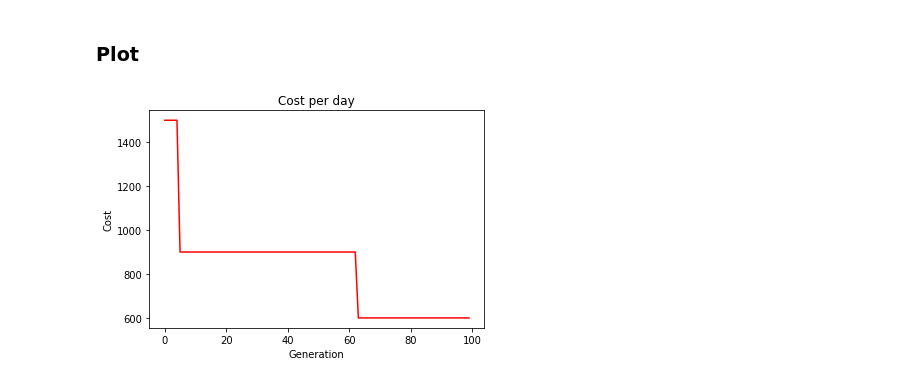
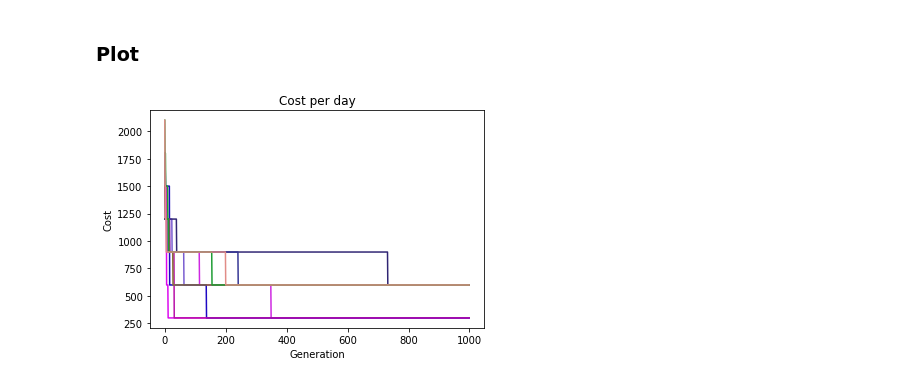
Before and after one commit to LucasThierry/Genetic-Algorithm, a Jupyter notebook: Smart Grid ACO/Smart Grid.ipynb, the cells around one changed output. Drawn from its saved outputs; the diff is of its cells as text; code cells hidden in the pictures.

Commit message:
Multi Plot

```diff
--- a/Smart Grid ACO/Smart Grid.ipynb
+++ b/Smart Grid ACO/Smart Grid.ipynb
@@ -43,7 +43,7 @@ schedule_map = list(zip(xs, ys, pheromone))
 # %% [markdown]
 ### ACO parameters
 # %%
-max_iterations = 100
+max_iterations = 1000
 num_ants = 20
 
 rho = 0.05 # evaporation rate .. this determines how much pheromones are lost at each iteration
@@ -185,10 +190,11 @@ length 600
 # %% [markdown]
 ### Plot
 # %%
-plt.plot(lowestCostValues, color='red')
+for lowestCosts in plot_graphs:
+    plt.plot(lowestCosts, c=np.random.rand(3,))
 plt.xlabel('Generation')
 plt.ylabel('Cost')
 plt.title('Cost per day')
 plt.show()
 # %% [output]
-[figure, old version]
+[figure, new version]
```
Also changed, not shown: parts of 1 cell of this notebook.
